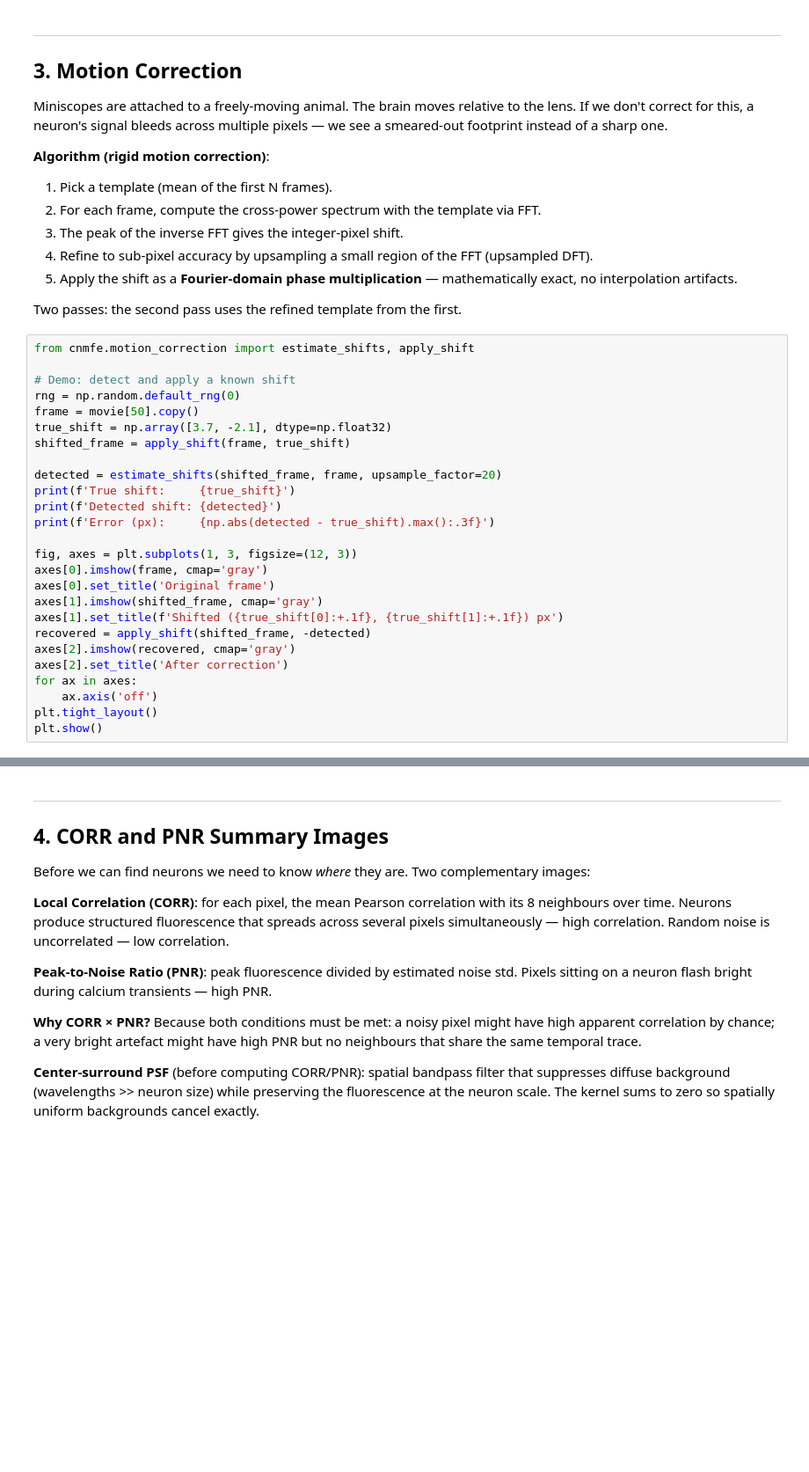
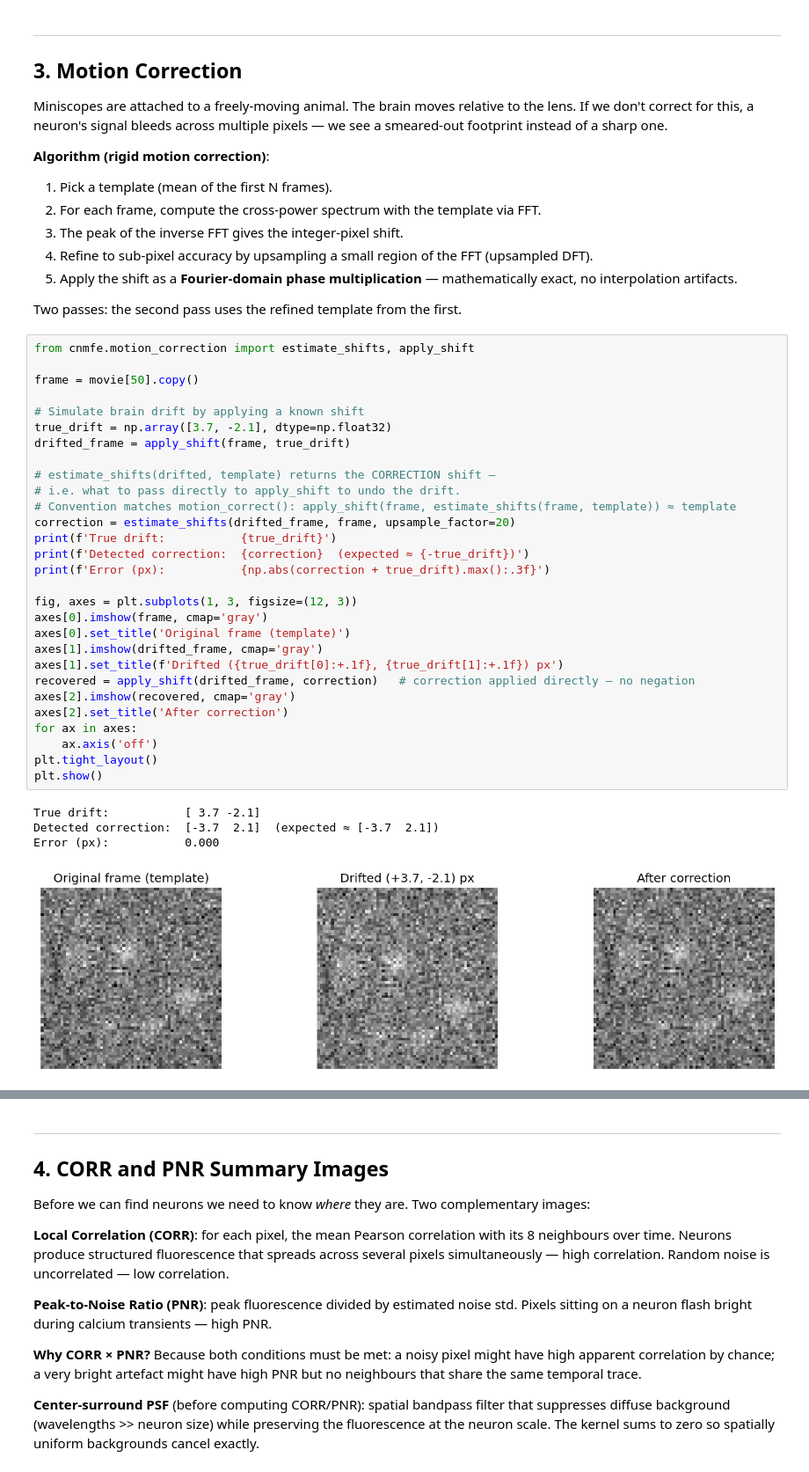
Before and after one commit to FlorianNeurosci/miniCNMFe, a Jupyter notebook: tutorial.ipynb, the cells around one changed output, grey strips where cells are left out. Shown at 88% size. Drawn from its saved outputs; the diff is of its cells as text; blank space fills up the shorter version.

```diff
--- a/tutorial.ipynb
+++ b/tutorial.ipynb
@@ -147,26 +190,34 @@ Two passes: the second pass uses the refined template from the first.
 # %%
 from cnmfe.motion_correction import estimate_shifts, apply_shift
 
-# Demo: detect and apply a known shift
-rng = np.random.default_rng(0)
 frame = movie[50].copy()
-true_shift = np.array([3.7, -2.1], dtype=np.float32)
-shifted_frame = apply_shift(frame, true_shift)
 
-detected = estimate_shifts(shifted_frame, frame, upsample_factor=20)
-print(f'True shift:     {true_shift}')
-print(f'Detected shift: {detected}')
-print(f'Error (px):     {np.abs(detected - true_shift).max():.3f}')
+# Simulate brain drift by applying a known shift
+true_drift = np.array([3.7, -2.1], dtype=np.float32)
+drifted_frame = apply_shift(frame, true_drift)
+
+# estimate_shifts(drifted, template) returns the CORRECTION shift —
+# i.e. what to pass directly to apply_shift to undo the drift.
+# Convention matches motion_correct(): apply_shift(frame, estimate_shifts(frame, template)) ≈ template
+correction = estimate_shifts(drifted_frame, frame, upsample_factor=20)
+print(f'True drift:           {true_drift}')
+print(f'Detected correction:  {correction}  (expected ≈ {-true_drift})')
+print(f'Error (px):           {np.abs(correction + true_drift).max():.3f}')
 
 fig, axes = plt.subplots(1, 3, figsize=(12, 3))
 axes[0].imshow(frame, cmap='gray')
-axes[0].set_title('Original frame')
-axes[1].imshow(shifted_frame, cmap='gray')
-axes[1].set_title(f'Shifted ({true_shift[0]:+.1f}, {true_shift[1]:+.1f}) px')
-recovered = apply_shift(shifted_frame, -detected)
+axes[0].set_title('Original frame (template)')
+axes[1].imshow(drifted_frame, cmap='gray')
+axes[1].set_title(f'Drifted ({true_drift[0]:+.1f}, {true_drift[1]:+.1f}) px')
+recovered = apply_shift(drifted_frame, correction)   # correction applied directly — no negation
 axes[2].imshow(recovered, cmap='gray')
 axes[2].set_title('After correction')
 for ax in axes:
     ax.axis('off')
 plt.tight_layout()
 plt.show()
+# %% [output]
+True drift:           [ 3.7 -2.1]
+Detected correction:  [-3.7  2.1]  (expected ≈ [-3.7  2.1])
+Error (px):           0.000
+[figure, added]
```
Also changed, not shown: parts of 24 cells of this notebook, 3 other files.
